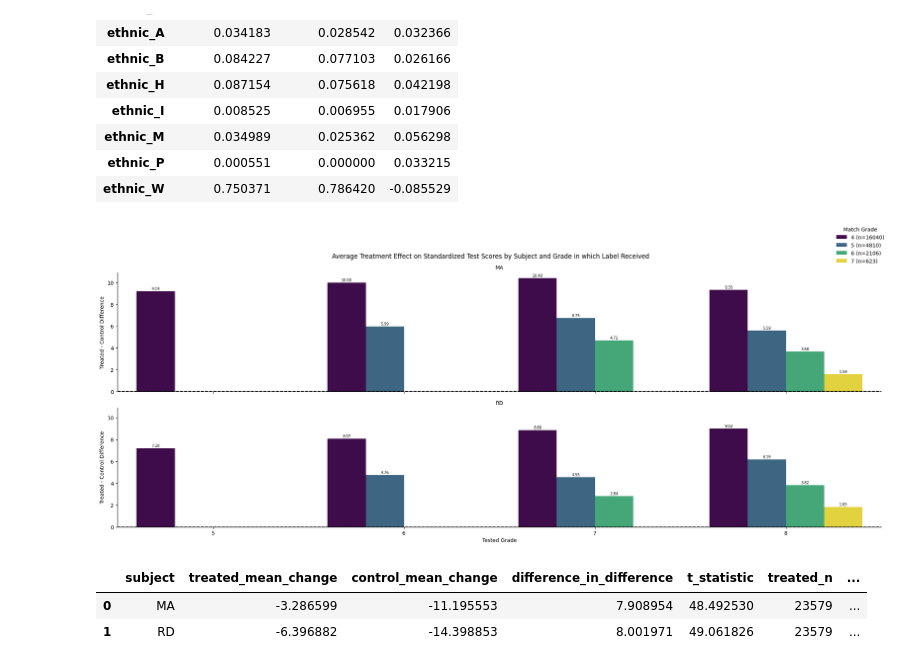
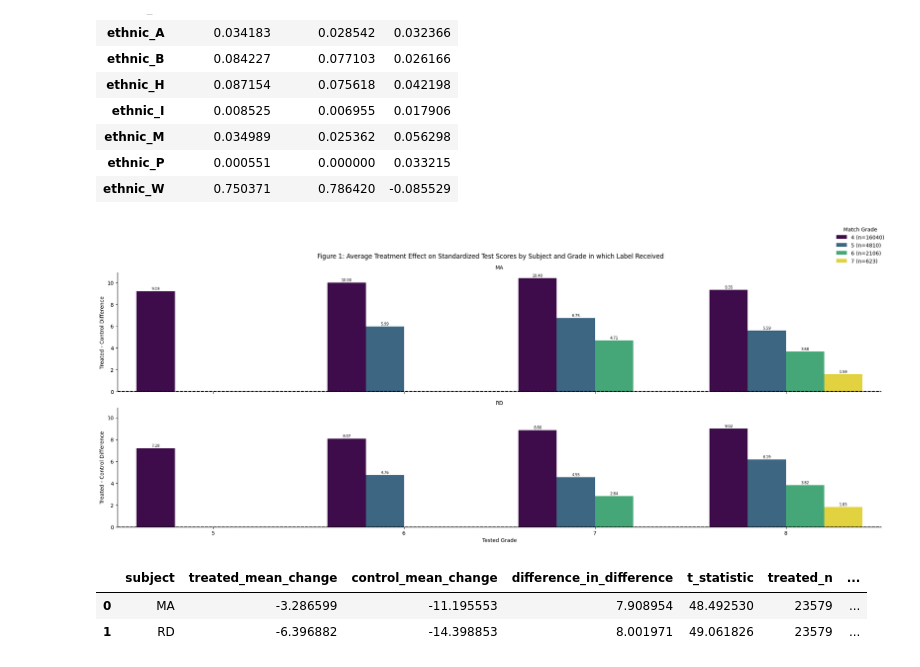
Before and after one commit to dmatten1/gifted-paper, a Jupyter notebook: analysis.ipynb, the cells around one changed output. Drawn from its saved outputs; the diff is of its cells as text; code cells hidden in the pictures.

```diff
--- a/analysis.ipynb
+++ b/analysis.ipynb
@@ -166,35 +166,35 @@ for ax in g.axes.flat:
             )
 
 
 # Clean up plot
 g.set_titles("{row_name}")
 g.set_axis_labels("Tested Grade", "Treated - Control Difference")
 
 
 # Compute total n for each match_grade
 n_by_grade = viz_df.groupby("match_grade")["treated_n"].max().to_dict()
 # ^ use max() because within a match_grade all rows should have the same n
 
 # After g.add_legend()
 g.add_legend(title="Match Grade")
 
 # Update legend labels to include n
 new_labels = [f"{lab.get_text()} (n={n_by_grade[int(lab.get_text())]})"
               for lab in g._legend.texts]
 
 for text_obj, new_text in zip(g._legend.texts, new_labels):
     text_obj.set_text(new_text)
 
 # Move legend if you want
 g._legend.set_bbox_to_anchor((1, 1))
 
-g.fig.suptitle("Average Treatment Effect on Standardized Test Scores by Subject and Grade in which Label Received")
+g.fig.suptitle("Figure 1: Average Treatment Effect on Standardized Test Scores by Subject and Grade in which Label Received")
 
 
 plt.tight_layout()
 plt.show()
 # %% [output]
-[figure, old version]
+[figure, new version]
 # %%
 did_results = []
 
```
Also changed, not shown: parts of 3 cells of this notebook, 4 other files.
